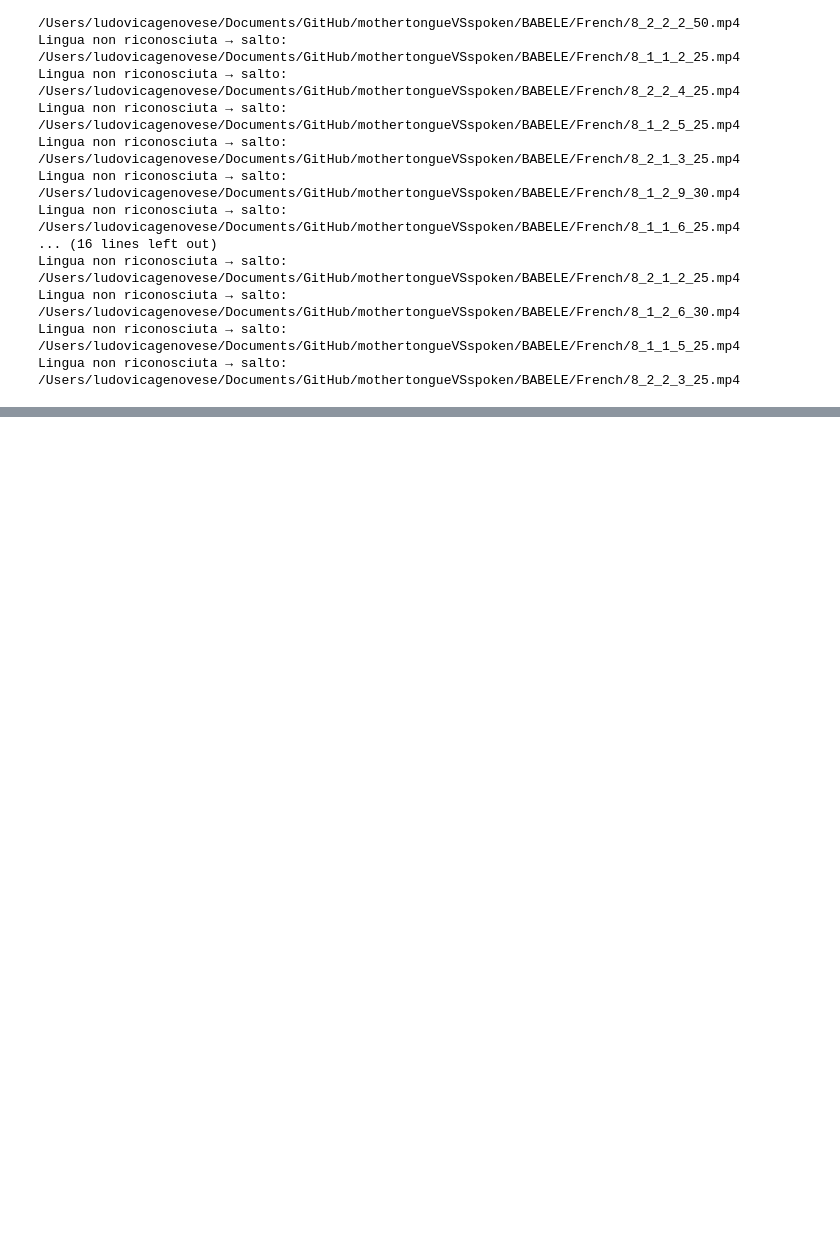
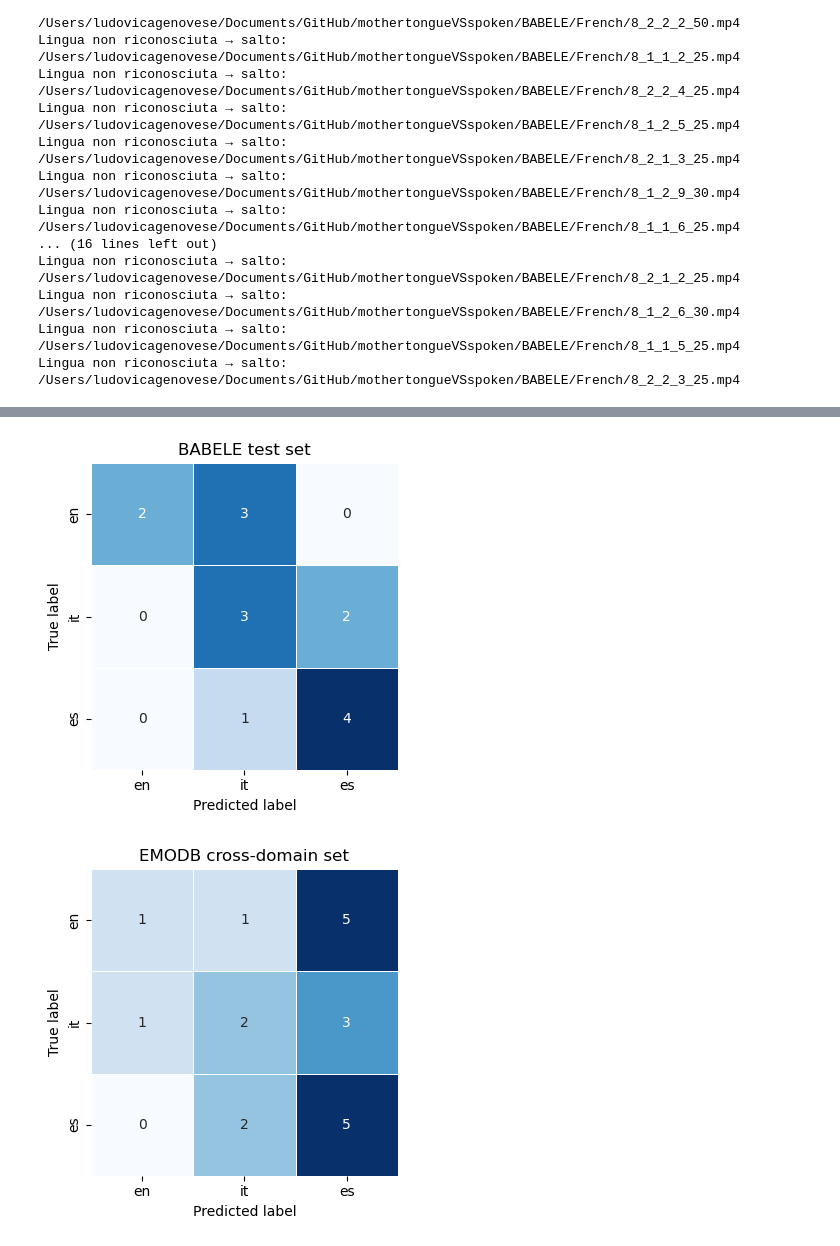
Before and after one commit to ludovic4g/multi-level-teacher-student-vlid, a Jupyter notebook: whisper_multilang_distillation_babele.ipynb, the cells around one changed output, grey strips where cells are left out. Cells and saved outputs as stored; diff of their text form; code cells hidden in the pictures; blank space fills up the shorter version.

```diff
--- a/whisper_multilang_distillation_babele.ipynb
+++ b/whisper_multilang_distillation_babele.ipynb
@@ -459,0 +9911,38 @@ print(confusion_matrix(y_true, y_pred))
+# %%
+import matplotlib.pyplot as plt
+import seaborn as sns
+import numpy as np
+
+def plot_confusion_matrix(cm, labels, title="Confusion Matrix"):
+    plt.figure(figsize=(4,4))
+    sns.heatmap(
+        np.array(cm),
+        annot=True, fmt="d", cmap="Blues",
+        xticklabels=labels, yticklabels=labels,
+        cbar=False, square=True, linewidths=0.5
+    )
+    plt.xlabel("Predicted label")
+    plt.ylabel("True label")
+    plt.title(title)
+    plt.tight_layout()
+    plt.show()
+
+# Esempio BABELE
+cm_babele = [
+    [2, 3, 0],
+    [0, 3, 2],
+    [0, 1, 4]
+]
+labels = ["en", "it", "es"]
+plot_confusion_matrix(cm_babele, labels, title="BABELE test set")
+
+# Esempio EMODB
+cm_emodb = [
+    [1, 1, 5],
+    [1, 2, 3],
+    [0, 2, 5]
+]
+plot_confusion_matrix(cm_emodb, labels, title="EMODB cross-domain set")
+# %% [output]
+[figure, added]
+[figure, added]
```
Also changed, not shown: parts of 76 cells of this notebook, 4 other files.
